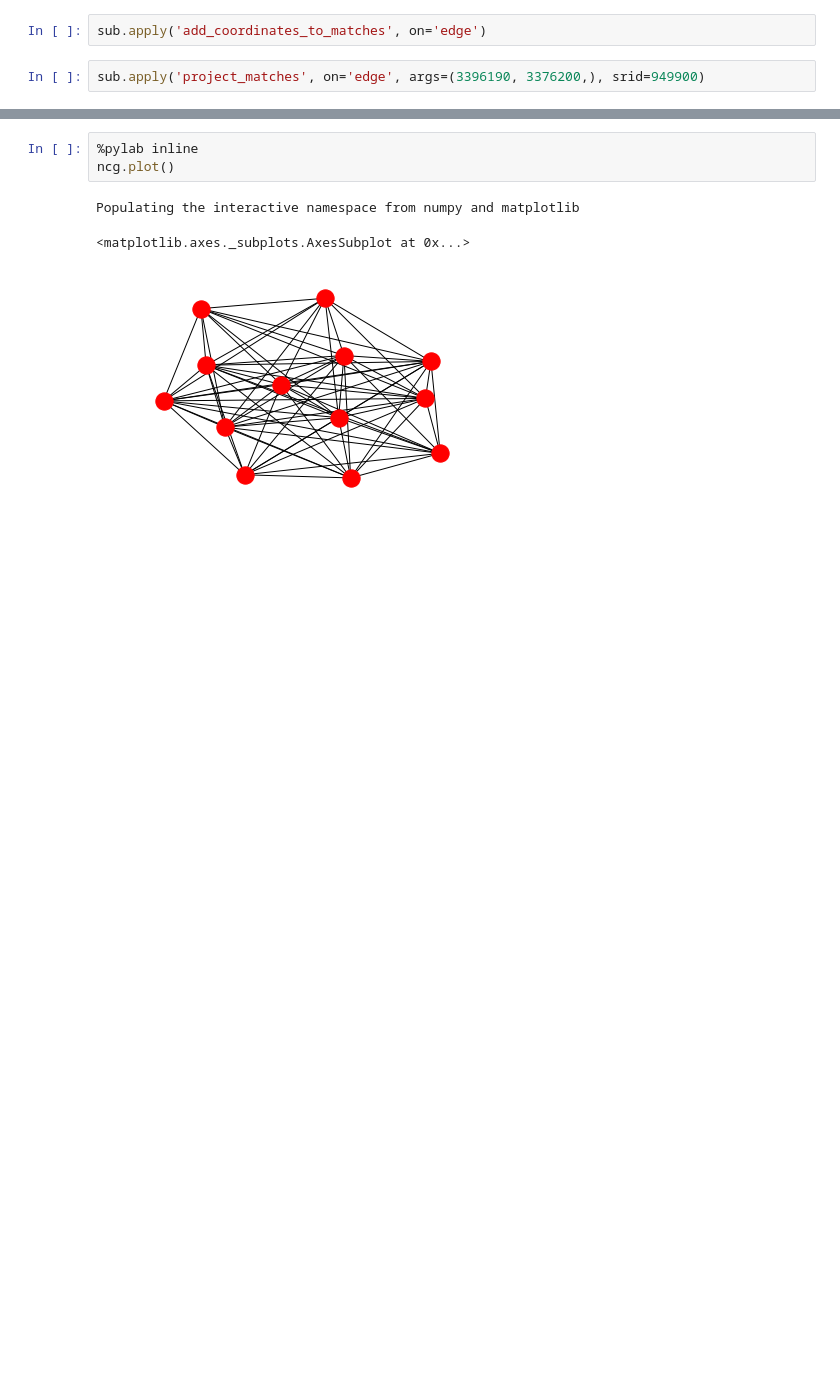
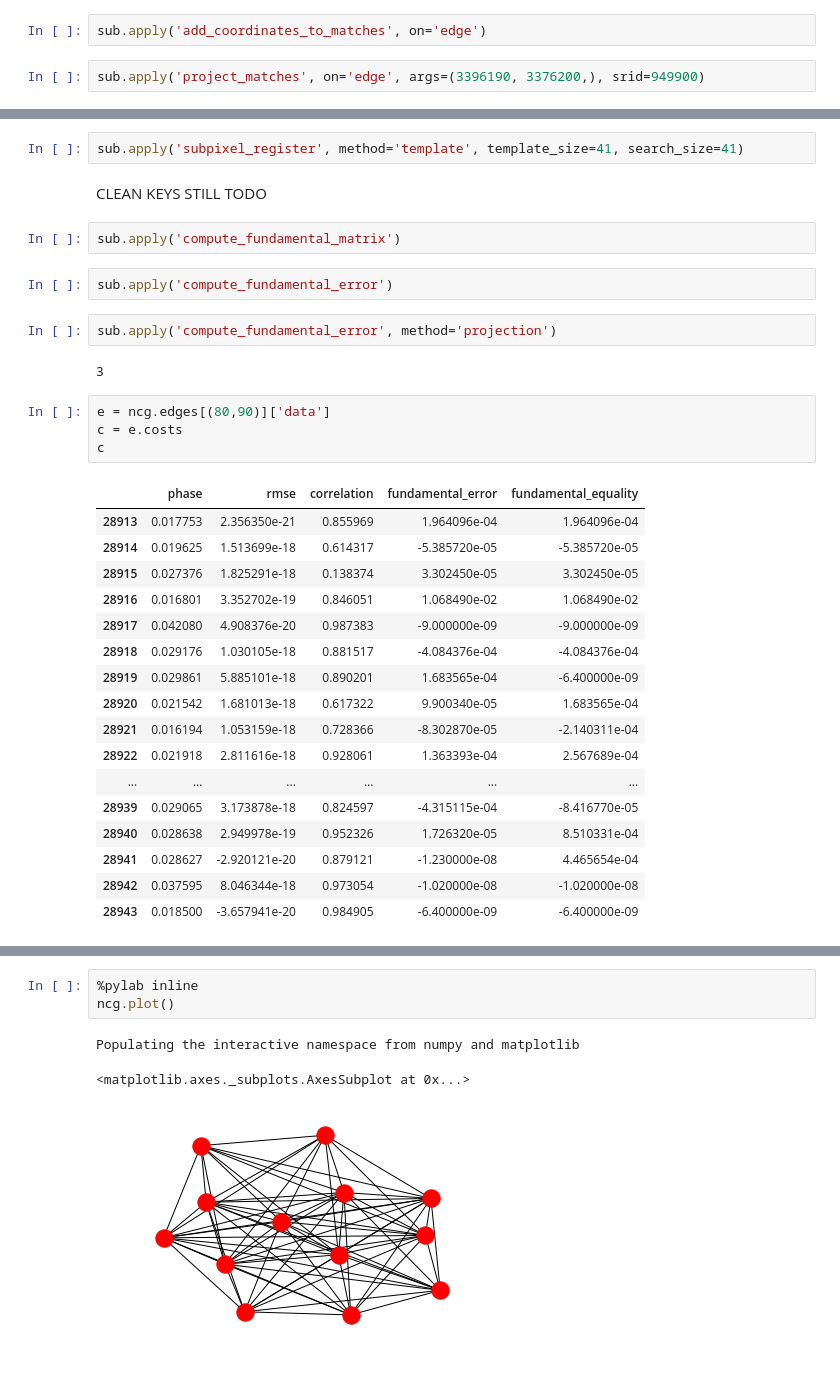
Before and after one commit to jlaura/autocnet_server, a Jupyter notebook: notebooks/Refactor.ipynb, the cells around one changed output, grey strips where cells are left out. Drawn from its saved outputs; the diff is of its cells as text; blank space fills up the shorter version.

```diff
--- a/notebooks/Refactor.ipynb
+++ b/notebooks/Refactor.ipynb
@@ -16,0 +40,34 @@ sub.apply('project_matches', on='edge', args=(3396190, 3376200,), srid=949900)
+# %%
+sub.apply('subpixel_register', method='template', template_size=41, search_size=41)
+# %% [markdown]
+CLEAN KEYS STILL TODO
+# %%
+sub.apply('compute_fundamental_matrix')
+# %%
+sub.apply('compute_fundamental_error')
+# %%
+sub.apply('compute_fundamental_error', method='projection')
+# %% [output]
+3
+# %%
+e = ncg.edges[(80,90)]['data']
+c = e.costs
+c
+# %% [output]
+|  | phase | rmse | correlation | fundamental_error | fundamental_equality |
+| 28913 | 0.017753 | 2.356350e-21 | 0.855969 | 1.964096e-04 | 1.964096e-04 |
+| 28914 | 0.019625 | 1.513699e-18 | 0.614317 | -5.385720e-05 | -5.385720e-05 |
+| 28915 | 0.027376 | 1.825291e-18 | 0.138374 | 3.302450e-05 | 3.302450e-05 |
+| 28916 | 0.016801 | 3.352702e-19 | 0.846051 | 1.068490e-02 | 1.068490e-02 |
+| 28917 | 0.042080 | 4.908376e-20 | 0.987383 | -9.000000e-09 | -9.000000e-09 |
+| 28918 | 0.029176 | 1.030105e-18 | 0.881517 | -4.084376e-04 | -4.084376e-04 |
+| 28919 | 0.029861 | 5.885101e-18 | 0.890201 | 1.683565e-04 | -6.400000e-09 |
+| 28920 | 0.021542 | 1.681013e-18 | 0.617322 | 9.900340e-05 | 1.683565e-04 |
+| 28921 | 0.016194 | 1.053159e-18 | 0.728366 | -8.302870e-05 | -2.140311e-04 |
+| 28922 | 0.021918 | 2.811616e-18 | 0.928061 | 1.363393e-04 | 2.567689e-04 |
+| ... | ... | ... | ... | ... | ... |
+| 28939 | 0.029065 | 3.173878e-18 | 0.824597 | -4.315115e-04 | -8.416770e-05 |
+| 28940 | 0.028638 | 2.949978e-19 | 0.952326 | 1.726320e-05 | 8.510331e-04 |
+| 28941 | 0.028627 | -2.920121e-20 | 0.879121 | -1.230000e-08 | 4.465654e-04 |
+| 28942 | 0.037595 | 8.046344e-18 | 0.973054 | -1.020000e-08 | -1.020000e-08 |
+| 28943 | 0.018500 | -3.657941e-20 | 0.984905 | -6.400000e-09 | -6.400000e-09 |
```
Also changed, not shown: parts of 17 cells of this notebook.
